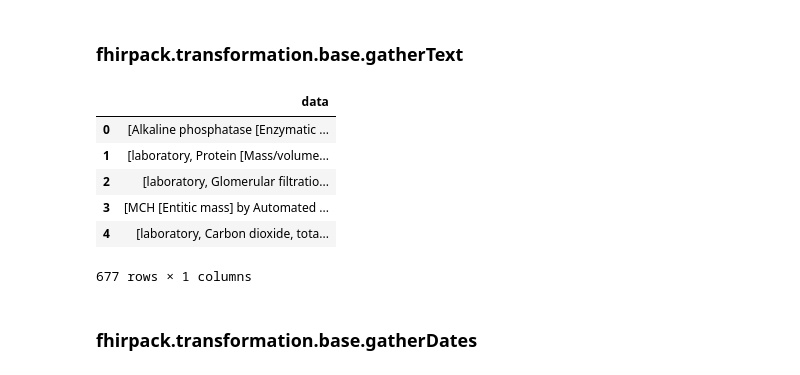
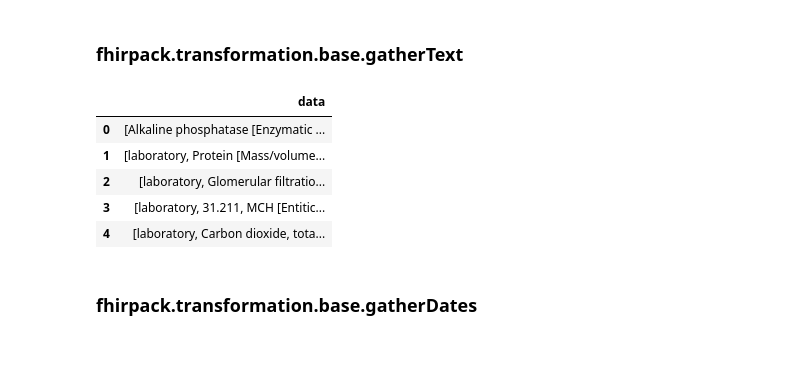
Before and after one commit to fhirpack/fhirpack, a Jupyter notebook: docs/examples/usage.ipynb, the cells around one changed output. Saved outputs shown, nothing was run; the diff lists cells and outputs as text; code cells hidden in the pictures.

```diff
--- a/docs/examples/usage.ipynb
+++ b/docs/examples/usage.ipynb
@@ -891,20 +876,16 @@ pack.gatherReferences(
 # %% [markdown]
 ### fhirpack.transformation.base.gatherText
 # %%
-pack.getPatients(
-    ['Patient/1555106'],
-    )\
+pack.getPatients(['Patient/1555106'],)\
         .getObservations()[:5]\
-            .explode()\
                 .gatherText()
 # %% [output]
 |  | data |
 | 0 | [Alkaline phosphatase [Enzymatic ... |
 | 1 | [laboratory, Protein [Mass/volume... |
 | 2 | [laboratory, Glomerular filtratio... |
-| 3 | [MCH [Entitic mass] by Automated ... |
+| 3 | [laboratory, 31.211, MCH [Entitic... |
 | 4 | [laboratory, Carbon dioxide, tota... |
-677 rows × 1 columns
 # %% [markdown]
 ### fhirpack.transformation.base.gatherDates
 # %%
```
Also changed, not shown: parts of 18 cells of this notebook, 2 other files.
